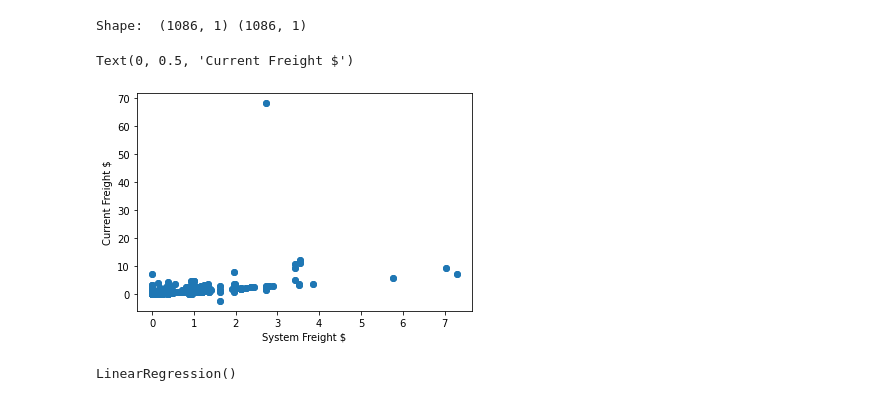
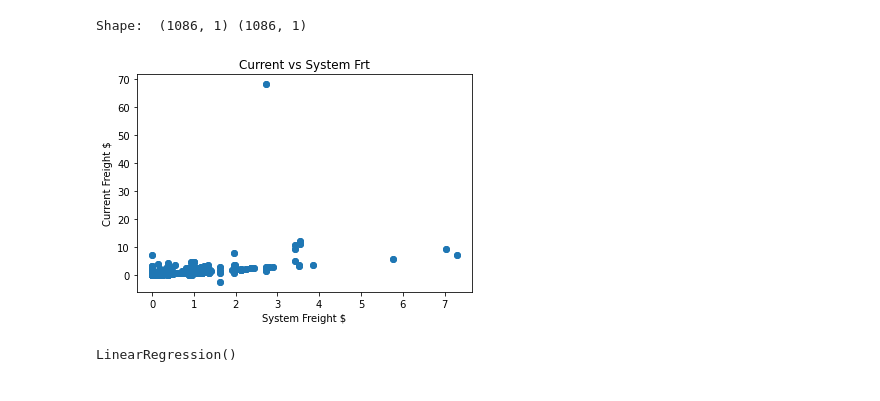
Before and after one commit to jinemec23/Final_Project, a Jupyter notebook: freight_analysis.ipynb, the cells around one changed output. Cells and saved outputs as stored; diff of their text form; code cells hidden in the pictures.

```diff
--- a/freight_analysis.ipynb
+++ b/freight_analysis.ipynb
@@ -164,10 +177,11 @@ Shape:  (1086, 1) (1086, 1)
 # %%
 plt.scatter(X,y)
 plt.xlabel("System Freight $")
 plt.ylabel("Current Freight $")
+plt.title("Current vs System Frt")
+plt.savefig('2020current_v_system.png')
 # %% [output]
-Text(0, 0.5, 'Current Freight $')
-[figure, old version]
+[figure, new version]
 # %%
 from sklearn.linear_model import LinearRegression
 
```
Also changed, not shown: parts of 10 cells of this notebook, 6 other files.
